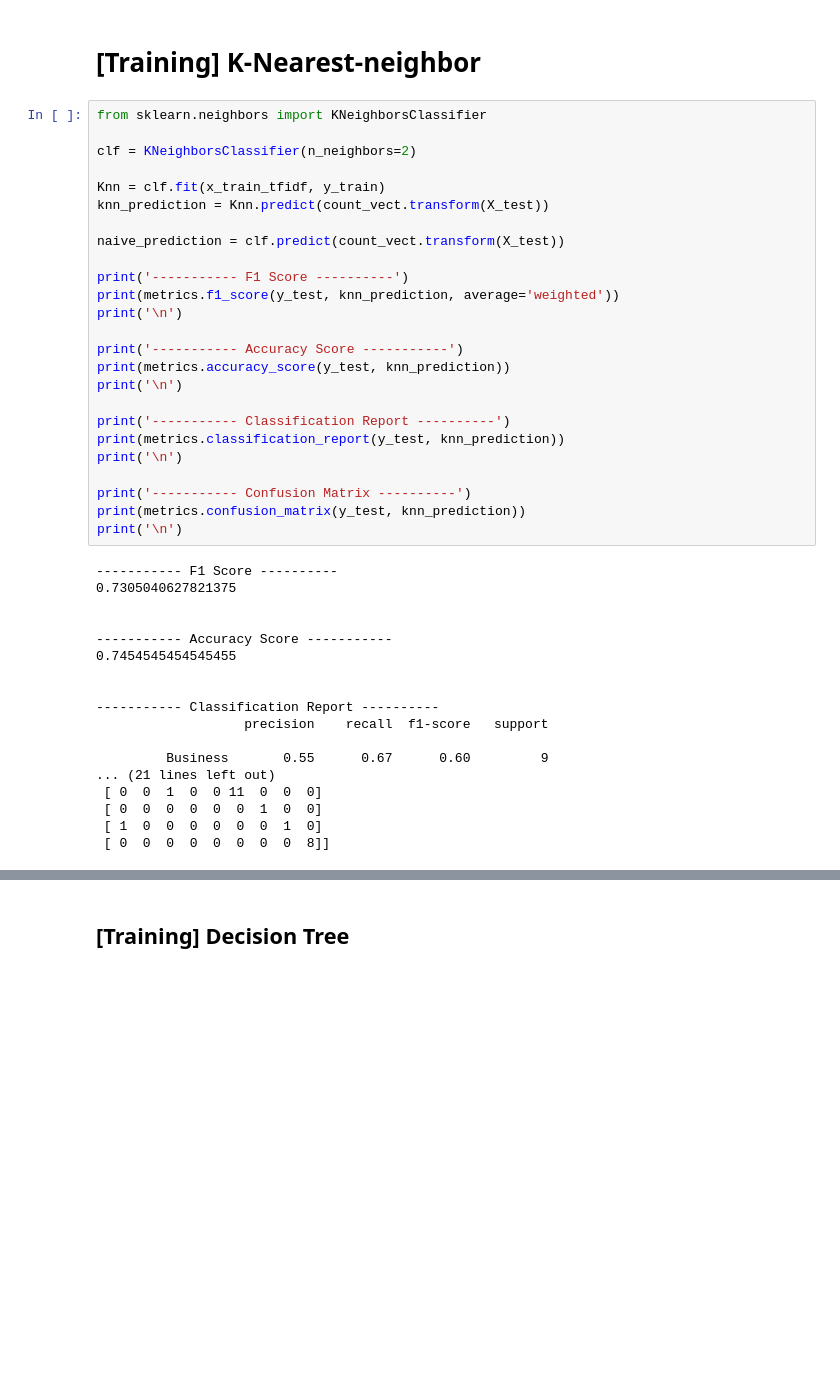
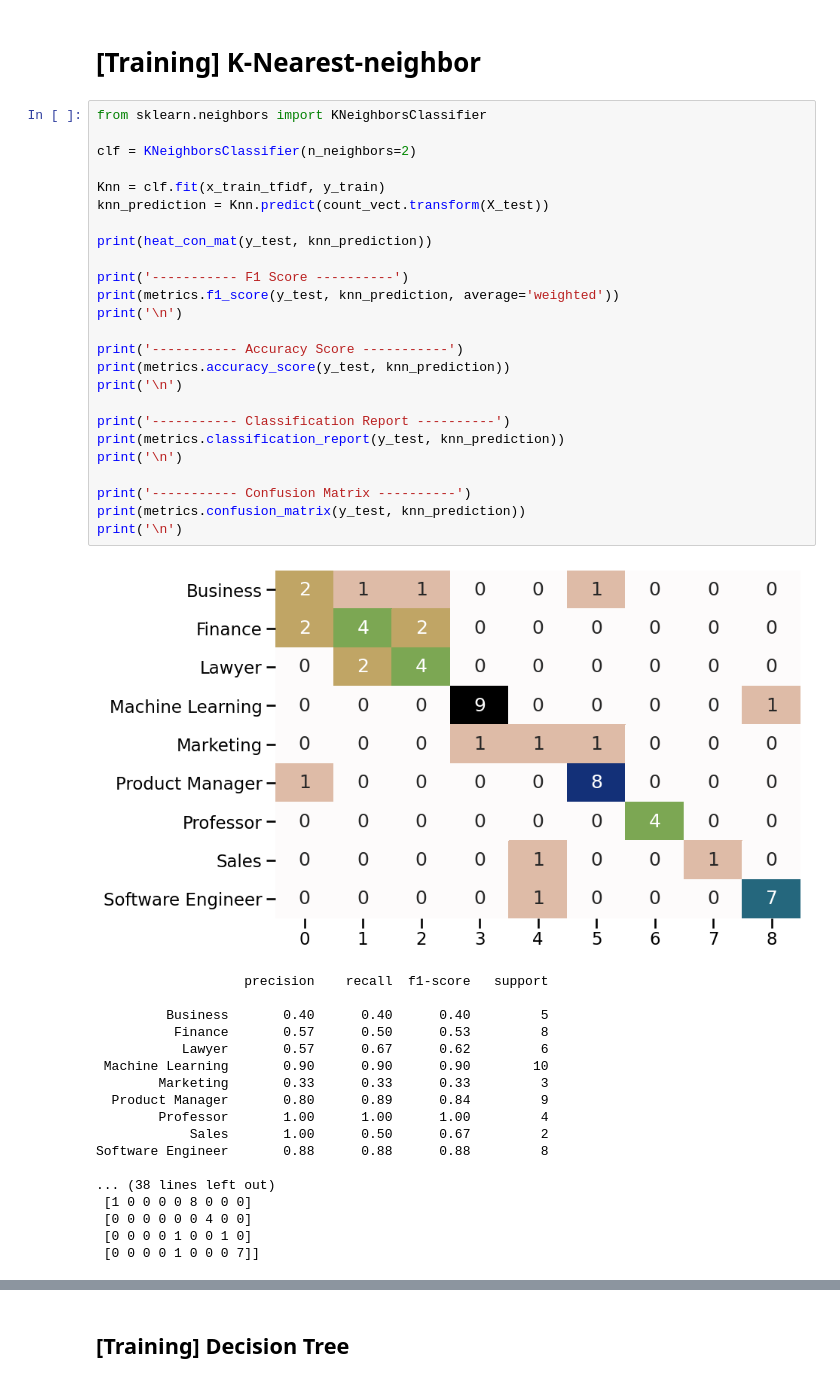
Before and after one commit to wcisco17/Career-Path-Analyzer, a Jupyter notebook: text-classification/bag-of-words.ipynb, the cells around one changed output, grey strips where cells are left out. Drawn from its saved outputs; the diff is of its cells as text; blank space fills up the shorter version.

```diff
--- a/text-classification/bag-of-words.ipynb
+++ b/text-classification/bag-of-words.ipynb
@@ -177,43 +197,44 @@ print('\n')
 # %%
 from sklearn.neighbors import KNeighborsClassifier
 
 clf = KNeighborsClassifier(n_neighbors=2)
 
 Knn = clf.fit(x_train_tfidf, y_train)
 knn_prediction = Knn.predict(count_vect.transform(X_test))
 
-naive_prediction = clf.predict(count_vect.transform(X_test))
+print(heat_con_mat(y_test, knn_prediction))
 
 print('----------- F1 Score ----------')
 print(metrics.f1_score(y_test, knn_prediction, average='weighted'))
 print('\n')
 
 print('----------- Accuracy Score -----------')
 print(metrics.accuracy_score(y_test, knn_prediction))
 print('\n')
 
 print('----------- Classification Report ----------')
 print(metrics.classification_report(y_test, knn_prediction))
 print('\n')
 
 print('----------- Confusion Matrix ----------')
 print(metrics.confusion_matrix(y_test, knn_prediction))
 print('\n')
 # %% [output]
+[figure, added]
------------ F1 Score ----------
-0.7305040627821375
-
-
------------ Accuracy Score -----------
-0.7454545454545455
-
-
------------ Classification Report ----------
                    precision    recall  f1-score   support
 
-         Business       0.55      0.67      0.60         9
-... (21 lines left out)
- [ 0  0  1  0  0 11  0  0  0]
- [ 0  0  0  0  0  0  1  0  0]
- [ 1  0  0  0  0  0  0  1  0]
- [ 0  0  0  0  0  0  0  0  8]]
+         Business       0.40      0.40      0.40         5
+          Finance       0.57      0.50      0.53         8
+           Lawyer       0.57      0.67      0.62         6
+ Machine Learning       0.90      0.90      0.90        10
+        Marketing       0.33      0.33      0.33         3
+  Product Manager       0.80      0.89      0.84         9
+        Professor       1.00      1.00      1.00         4
+            Sales       1.00      0.50      0.67         2
+Software Engineer       0.88      0.88      0.88         8
+
+... (38 lines left out)
+ [1 0 0 0 0 8 0 0 0]
+ [0 0 0 0 0 0 4 0 0]
+ [0 0 0 0 1 0 0 1 0]
+ [0 0 0 0 1 0 0 0 7]]
```
Also changed, not shown: parts of 10 cells of this notebook, 4 other files.
